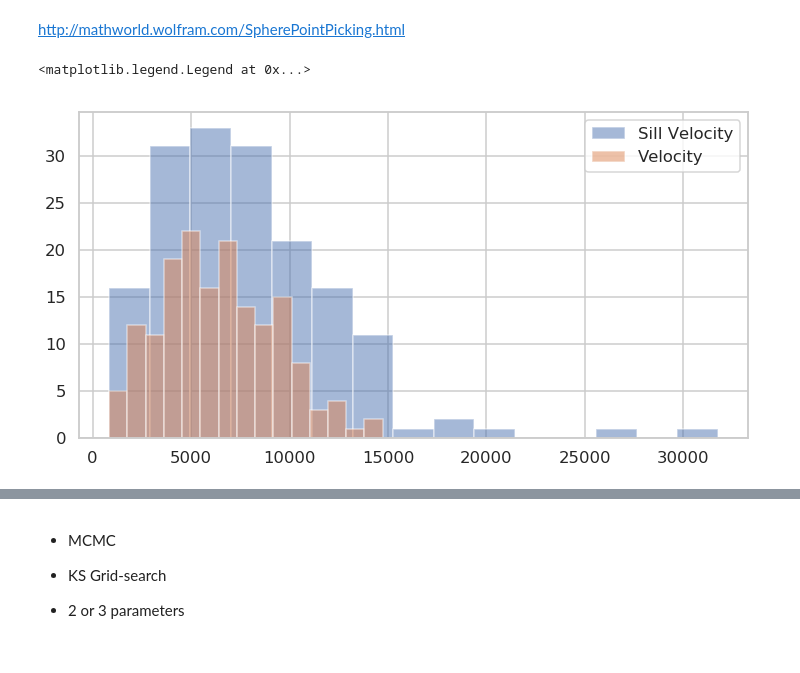
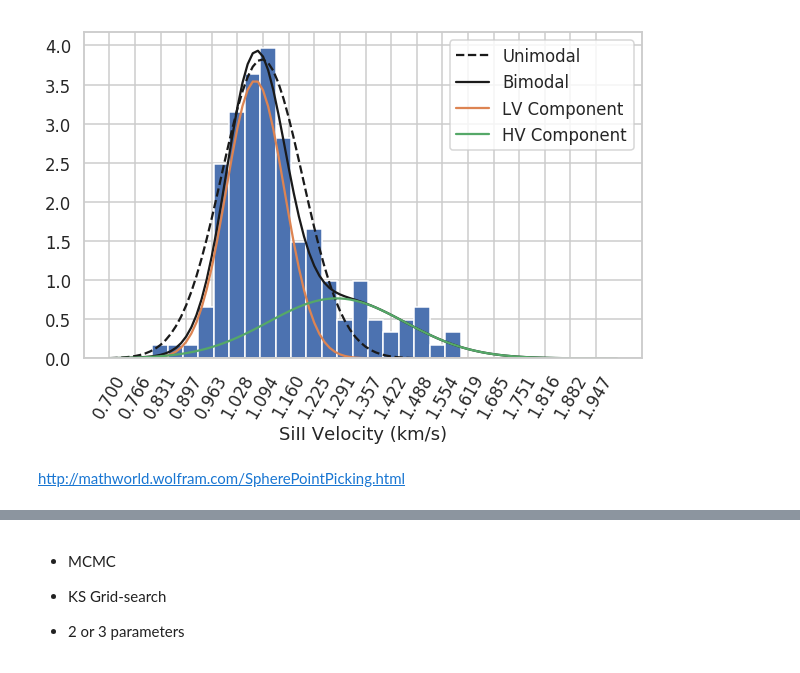
Before and after one commit to ketozhang/ejecta-velocities-of-type-Ia-supernovae, a Jupyter notebook: project.ipynb, the cells around one changed output, grey strips where cells are left out. Drawn from its saved outputs; the diff is of its cells as text; code cells hidden in the pictures.

```diff
--- a/project.ipynb
+++ b/project.ipynb
@@ -57,12 +60,40 @@ None
+# %%
+from scipy.optimize import curve_fit
+from scipy.stats import norm
+
+def gaussian(x, mu, sigma):
+    return norm.pdf(x, mu, sigma)
+
+def bimodal_gaussian(x, mu1=0, sigma1=1, mu2=0, sigma2=1, g=0.5):
+    """Bimodal independent gaussian"""
+    return g*gaussian(x, mu1, sigma1) + (1-g)*gaussian(x, mu2, sigma2)
+
+x = sn_data[(sn_data['v_siII'] < 2) & (sn_data['v_siII'] >0.7)]['v_siII']
+xrange = np.linspace(0.7, 2, 100)
+ydata, xdata = np.histogram(x, bins=20, density=True)
+xdata = (xdata[:-1] + xdata[1:]) / 2
+plt.hist(x, density=True, bins=20)
+
+# Unimodal Gaussian
+opt, cov = curve_fit(gaussian, xdata, ydata, p0=[np.mean(x), np.std(x)])
+plt.plot(xrange, gaussian(xrange, *opt), 'k--', label='Unimodal')
+
+# Bimodal Gaussian
+opt, cov = curve_fit(bimodal_gaussian, xdata, ydata, p0=[1.1, 1, 1.5, 1, 0.5])
+plt.plot(xrange, bimodal_gaussian(xrange, *opt), 'k-', label='Bimodal')
+plt.plot(xrange, opt[4]*gaussian(xrange, *opt[0:2]), label='LV Component')
+plt.plot(xrange, (1-opt[4])*gaussian(xrange, *opt[2:4]), label='HV Component')
+
+plt.xticks(xrange[::5], rotation=60)
+plt.legend()
+plt.xlabel('SiII Velocity ($10^4$ km/s)')
+
+# Save results
+np.savetxt('bimodal_params', opt)
+# %% [output]
+[figure, added]
 # %% [markdown]
 http://mathworld.wolfram.com/SpherePointPicking.html
-# %%
-plt.hist(sn_data['v_siII'], alpha=0.5, label='SiII Velocity', bins=15)
-plt.hist(sn_data['v'], alpha=0.5, label='Velocity', bins=15)
-plt.legend()
-# %% [output]
-<matplotlib.legend.Legend at 0x...>
-[figure, removed]
 # %%
 from scipy.stats import norm
 from sklearn.mixture import GaussianMixture
```
Also changed, not shown: parts of 15 cells of this notebook, 3 other files.
